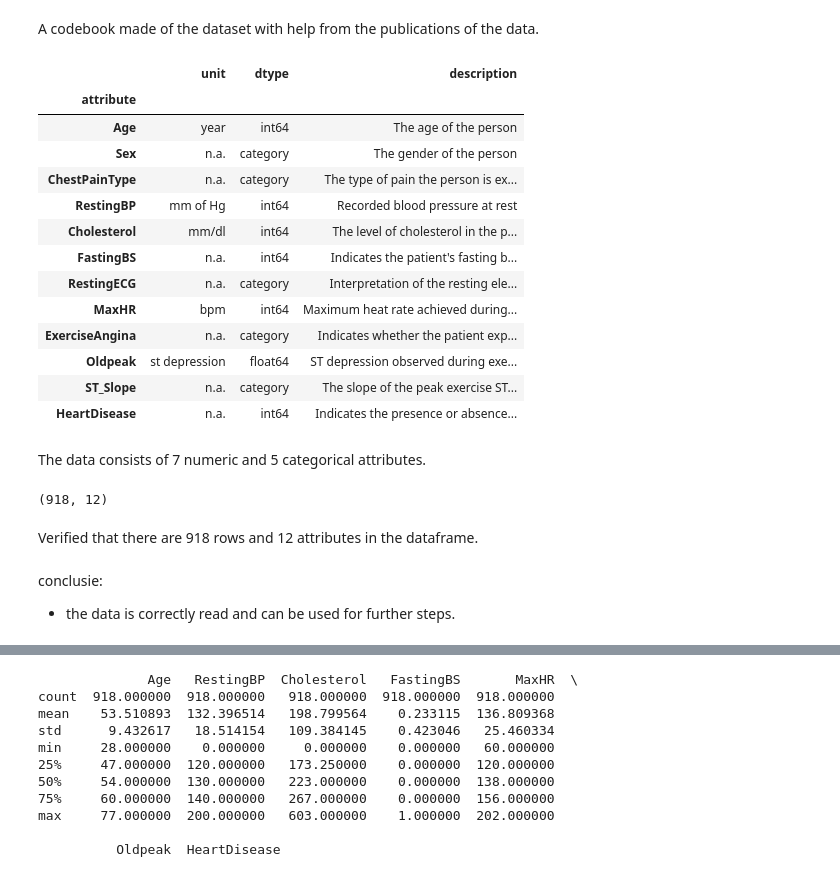
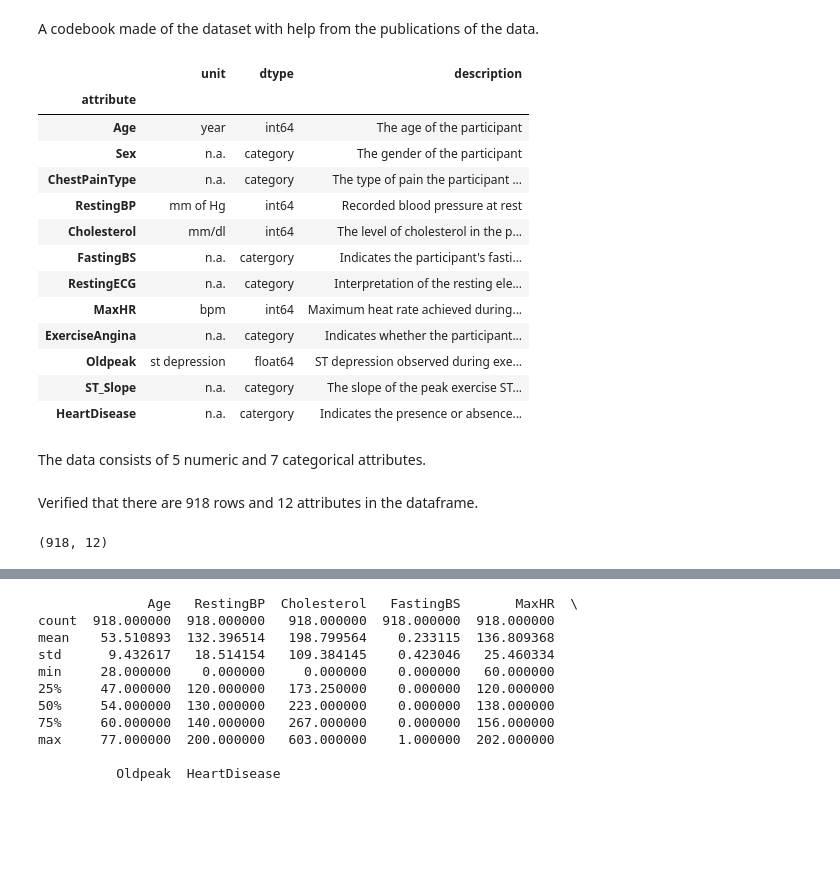
Before and after one commit to Alphina18/heart_disease_pred, a Jupyter notebook: EDA_hdp.ipynb, the cells around one changed output, grey strips where cells are left out. Drawn from its saved outputs; the diff is of its cells as text; code cells hidden in the pictures; blank space fills up the shorter version.

```diff
--- a/EDA_hdp.ipynb
+++ b/EDA_hdp.ipynb
@@ -106,49 +156,46 @@ A codebook made of the dataset with help from the publications of the data.
 # %%
 codebook={
     "attribute": ['Age', 'Sex', 'ChestPainType', 'RestingBP', 'Cholesterol', 'FastingBS', 'RestingECG', 'MaxHR', 'ExerciseAngina', 'Oldpeak', 'ST_Slope', 'HeartDisease'],
     "unit": ["year", "n.a.", "n.a.", "mm of Hg", "mm/dl", "n.a.", "n.a.", "bpm", "n.a.", "st depression", "n.a.", "n.a."],
-    "dtype": ["int64", "category", "category", "int64", "int64", "int64", "category", "int64", "category", "float64", "category", "int64"],
+    "dtype": ["int64", "category", "category", "int64", "int64", "catergory", "category", "int64", "category", "float64", "category", "catergory"],
     "description": [
         "The age of the participant",
         "The gender of the participant",
         "The type of pain the participant is experiencing",
         "Recorded blood pressure at rest",
         "The level of cholesterol in the participant's blood serum",
         "Indicates the participant's fasting blood sugar level",
         "Interpretation of the resting electrocardiogram (ECG) findings",
         "Maximum heat rate achieved during physical extraction",
         "Indicates whether the participant experienced angina during exercise",
         "ST depression observed during exercise",
         "The slope of the peak exercise ST segment observed on the ECG",
         "Indicates the presence or absence of heart disease"
     ]
 }
 pd.DataFrame(codebook).set_index("attribute")
 # %% [output]
 |  | unit | dtype | description |
 | attribute |  |  |  |
-| Age | year | int64 | The age of the person |
-| Sex | n.a. | category | The gender of the person |
-| ChestPainType | n.a. | category | The type of pain the person is ex... |
+| Age | year | int64 | The age of the participant |
+| Sex | n.a. | category | The gender of the participant |
+| ChestPainType | n.a. | category | The type of pain the participant ... |
 | RestingBP | mm of Hg | int64 | Recorded blood pressure at rest |
 | Cholesterol | mm/dl | int64 | The level of cholesterol in the p... |
-| FastingBS | n.a. | int64 | Indicates the patient's fasting b... |
+| FastingBS | n.a. | catergory | Indicates the participant's fasti... |
 | RestingECG | n.a. | category | Interpretation of the resting ele... |
 | MaxHR | bpm | int64 | Maximum heat rate achieved during... |
-| ExerciseAngina | n.a. | category | Indicates whether the patient exp... |
+| ExerciseAngina | n.a. | category | Indicates whether the participant... |
 | Oldpeak | st depression | float64 | ST depression observed during exe... |
 | ST_Slope | n.a. | category | The slope of the peak exercise ST... |
-| HeartDisease | n.a. | int64 | Indicates the presence or absence... |
+| HeartDisease | n.a. | catergory | Indicates the presence or absence... |
 # %% [markdown]
-The data consists of 7 numeric and 5 categorical attributes.
+The data consists of 5 numeric and 7 categorical attributes.
-# %%
-df.shape
-# %% [output]
-(918, 12)
 # %% [markdown]
 Verified that there are 918 rows and 12 attributes in the dataframe.
-# %% [markdown]
-conclusie:
-- the data is correctly read and can be used for further steps.
+# %%
+df.shape
+# %% [output]
+(918, 12)
 # %% [markdown]
 ## EDA univariaat
```
Also changed, not shown: parts of 78 cells of this notebook.
